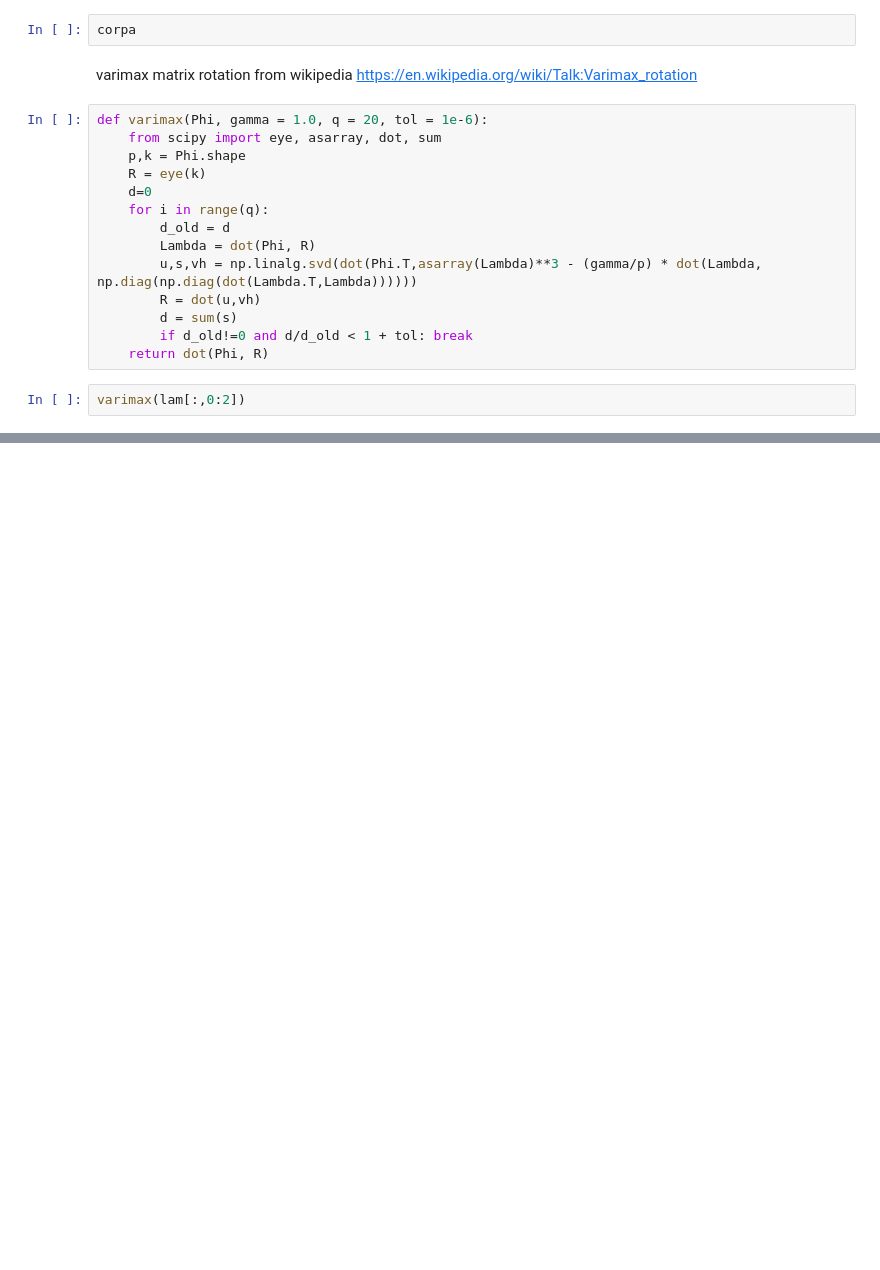
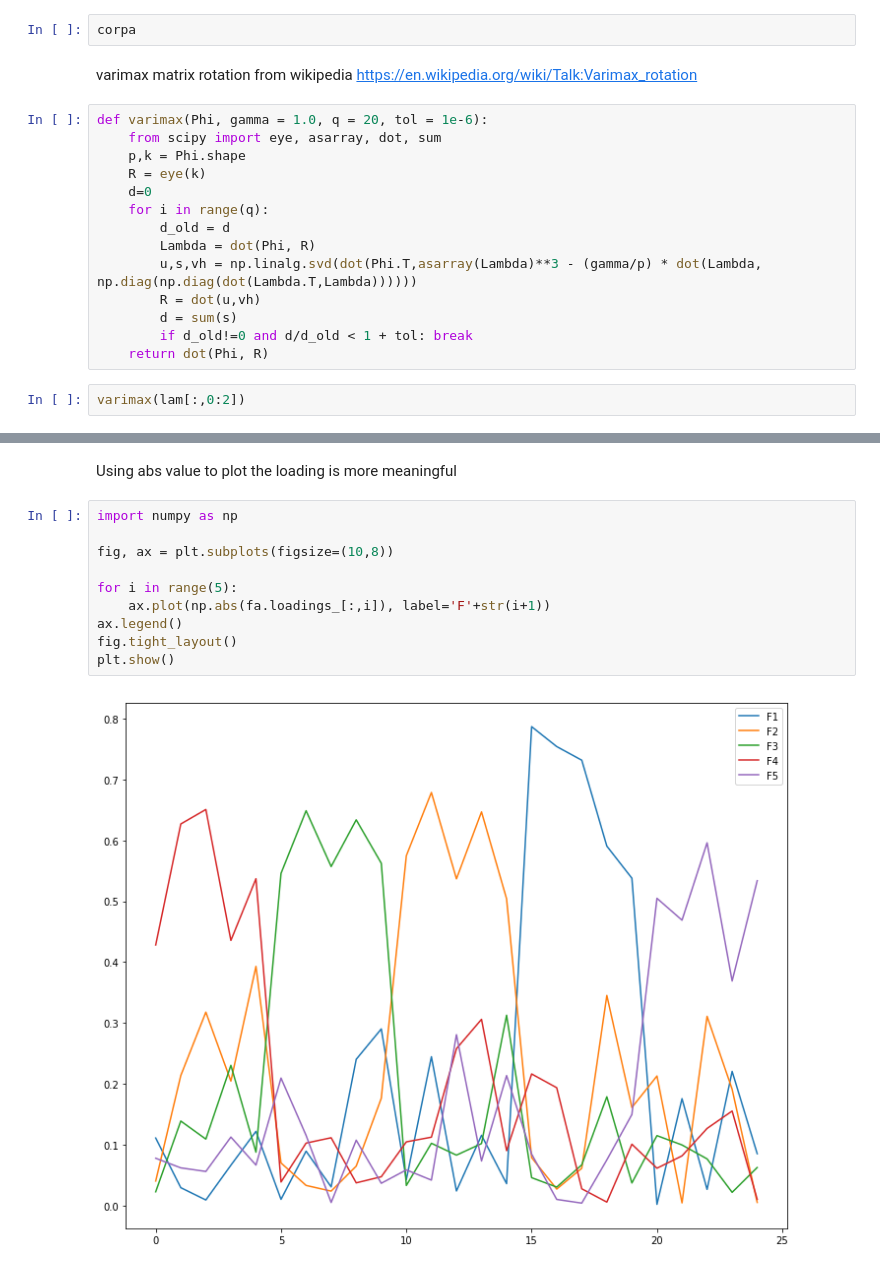
Before and after one commit to johnzyin/PyML, a Jupyter notebook: notebooks/PA_PC.ipynb, the cells around one changed output, grey strips where cells are left out. Saved outputs shown, nothing was run; the diff lists cells and outputs as text; blank space fills up the shorter version.

```diff
--- a/notebooks/PA_PC.ipynb
+++ b/notebooks/PA_PC.ipynb
@@ -91,0 +225,14 @@ varimax(lam[:,0:2])
+# %% [markdown]
+Using abs value to plot the loading is more meaningful
+# %%
+import numpy as np
+
+fig, ax = plt.subplots(figsize=(10,8))
+
+for i in range(5):
+    ax.plot(np.abs(fa.loadings_[:,i]), label='F'+str(i+1))
+ax.legend()
+fig.tight_layout()
+plt.show()
+# %% [output]
+[figure, added]
```
Also changed, not shown: parts of 22 cells of this notebook.
